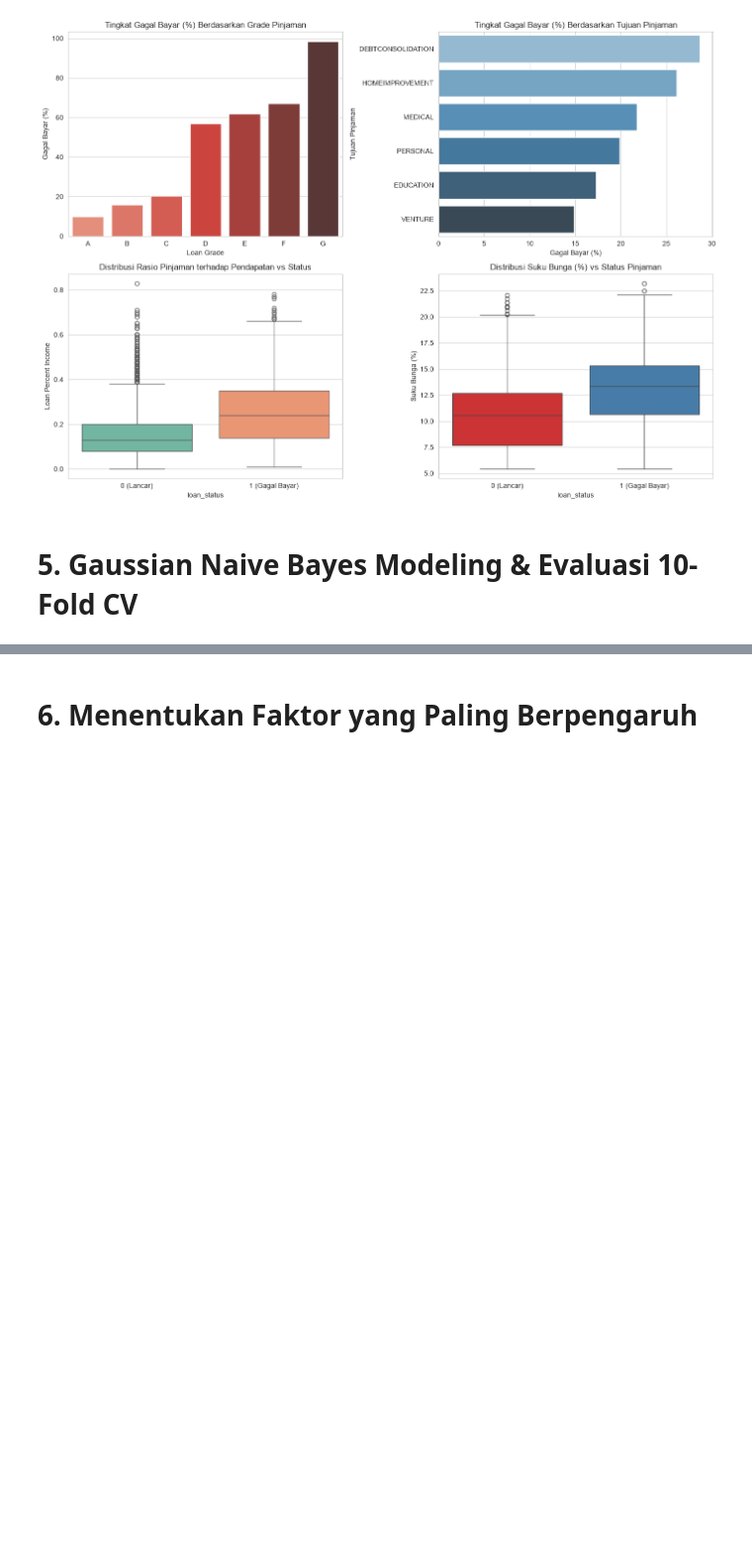
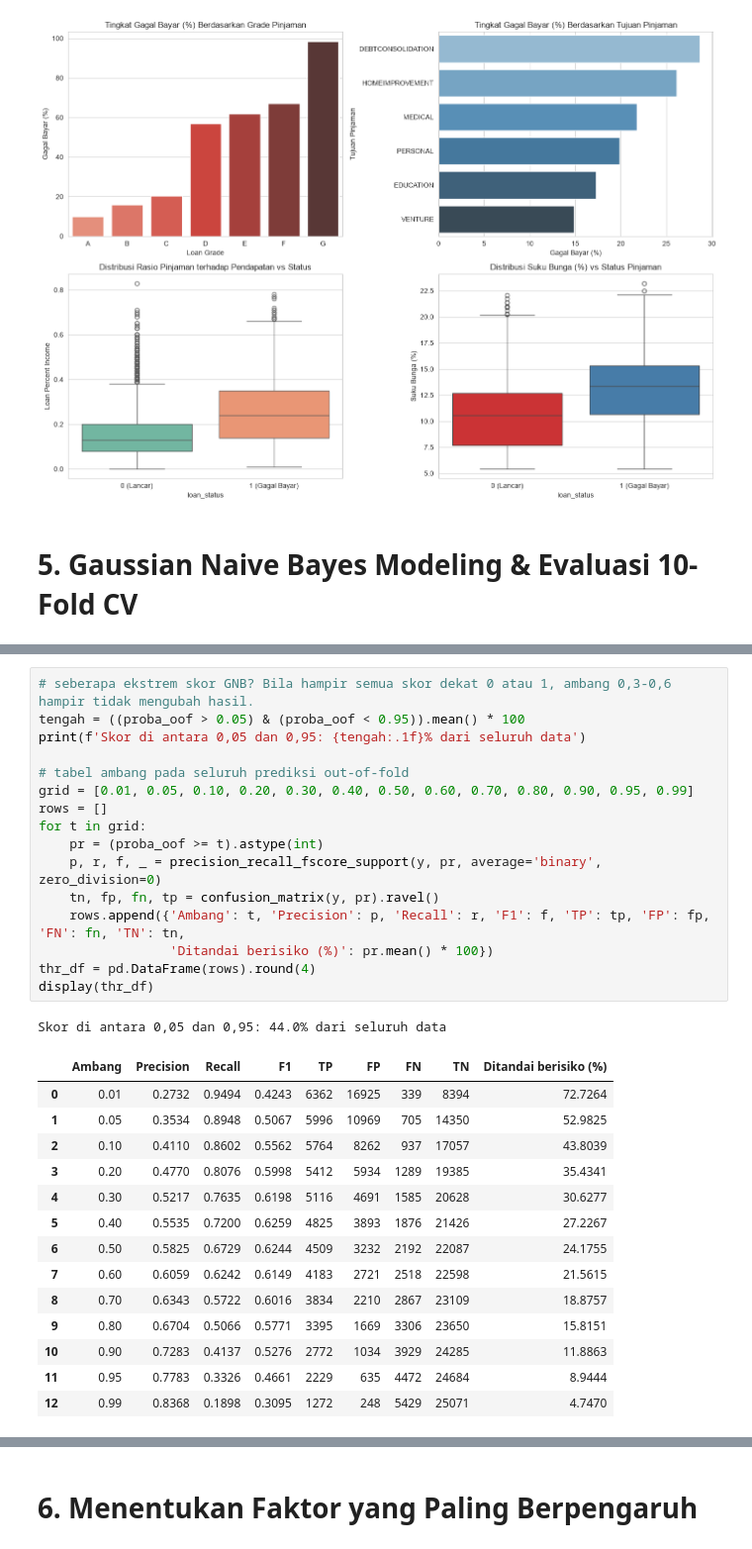
Before and after one commit to ArluxSho/credit-risk-prediction-naive-bayes, a Jupyter notebook: credit_risk_classification.ipynb, the cells around one changed output, grey strips where cells are left out. Shown at 99% size. Drawn from its saved outputs; the diff is of its cells as text; blank space fills up the shorter version.

```diff
--- a/credit_risk_classification.ipynb
+++ b/credit_risk_classification.ipynb
@@ -383,0 +413,32 @@ False Positive: 3232 peminjam lancar ditandai berisiko | False Negative: 2192 ga
+# %%
+# seberapa ekstrem skor GNB? Bila hampir semua skor dekat 0 atau 1, ambang 0,3-0,6 hampir tidak mengubah hasil.
+tengah = ((proba_oof > 0.05) & (proba_oof < 0.95)).mean() * 100
+print(f'Skor di antara 0,05 dan 0,95: {tengah:.1f}% dari seluruh data')
+
+# tabel ambang pada seluruh prediksi out-of-fold
+grid = [0.01, 0.05, 0.10, 0.20, 0.30, 0.40, 0.50, 0.60, 0.70, 0.80, 0.90, 0.95, 0.99]
+rows = []
+for t in grid:
+    pr = (proba_oof >= t).astype(int)
+    p, r, f, _ = precision_recall_fscore_support(y, pr, average='binary', zero_division=0)
+    tn, fp, fn, tp = confusion_matrix(y, pr).ravel()
+    rows.append({'Ambang': t, 'Precision': p, 'Recall': r, 'F1': f, 'TP': tp, 'FP': fp, 'FN': fn, 'TN': tn,
+                 'Ditandai berisiko (%)': pr.mean() * 100})
+thr_df = pd.DataFrame(rows).round(4)
+display(thr_df)
+# %% [output]
+Skor di antara 0,05 dan 0,95: 44.0% dari seluruh data
+|  | Ambang | Precision | Recall | F1 | TP | FP | FN | TN | Ditandai berisiko (%) |
+| 0 | 0.01 | 0.2732 | 0.9494 | 0.4243 | 6362 | 16925 | 339 | 8394 | 72.7264 |
+| 1 | 0.05 | 0.3534 | 0.8948 | 0.5067 | 5996 | 10969 | 705 | 14350 | 52.9825 |
+| 2 | 0.10 | 0.4110 | 0.8602 | 0.5562 | 5764 | 8262 | 937 | 17057 | 43.8039 |
+| 3 | 0.20 | 0.4770 | 0.8076 | 0.5998 | 5412 | 5934 | 1289 | 19385 | 35.4341 |
+| 4 | 0.30 | 0.5217 | 0.7635 | 0.6198 | 5116 | 4691 | 1585 | 20628 | 30.6277 |
+| 5 | 0.40 | 0.5535 | 0.7200 | 0.6259 | 4825 | 3893 | 1876 | 21426 | 27.2267 |
+| 6 | 0.50 | 0.5825 | 0.6729 | 0.6244 | 4509 | 3232 | 2192 | 22087 | 24.1755 |
+| 7 | 0.60 | 0.6059 | 0.6242 | 0.6149 | 4183 | 2721 | 2518 | 22598 | 21.5615 |
+| 8 | 0.70 | 0.6343 | 0.5722 | 0.6016 | 3834 | 2210 | 2867 | 23109 | 18.8757 |
+| 9 | 0.80 | 0.6704 | 0.5066 | 0.5771 | 3395 | 1669 | 3306 | 23650 | 15.8151 |
+| 10 | 0.90 | 0.7283 | 0.4137 | 0.5276 | 2772 | 1034 | 3929 | 24285 | 11.8863 |
+| 11 | 0.95 | 0.7783 | 0.3326 | 0.4661 | 2229 | 635 | 4472 | 24684 | 8.9444 |
+| 12 | 0.99 | 0.8368 | 0.1898 | 0.3095 | 1272 | 248 | 5429 | 25071 | 4.7470 |
```
Also changed, not shown: parts of 10 cells of this notebook.
